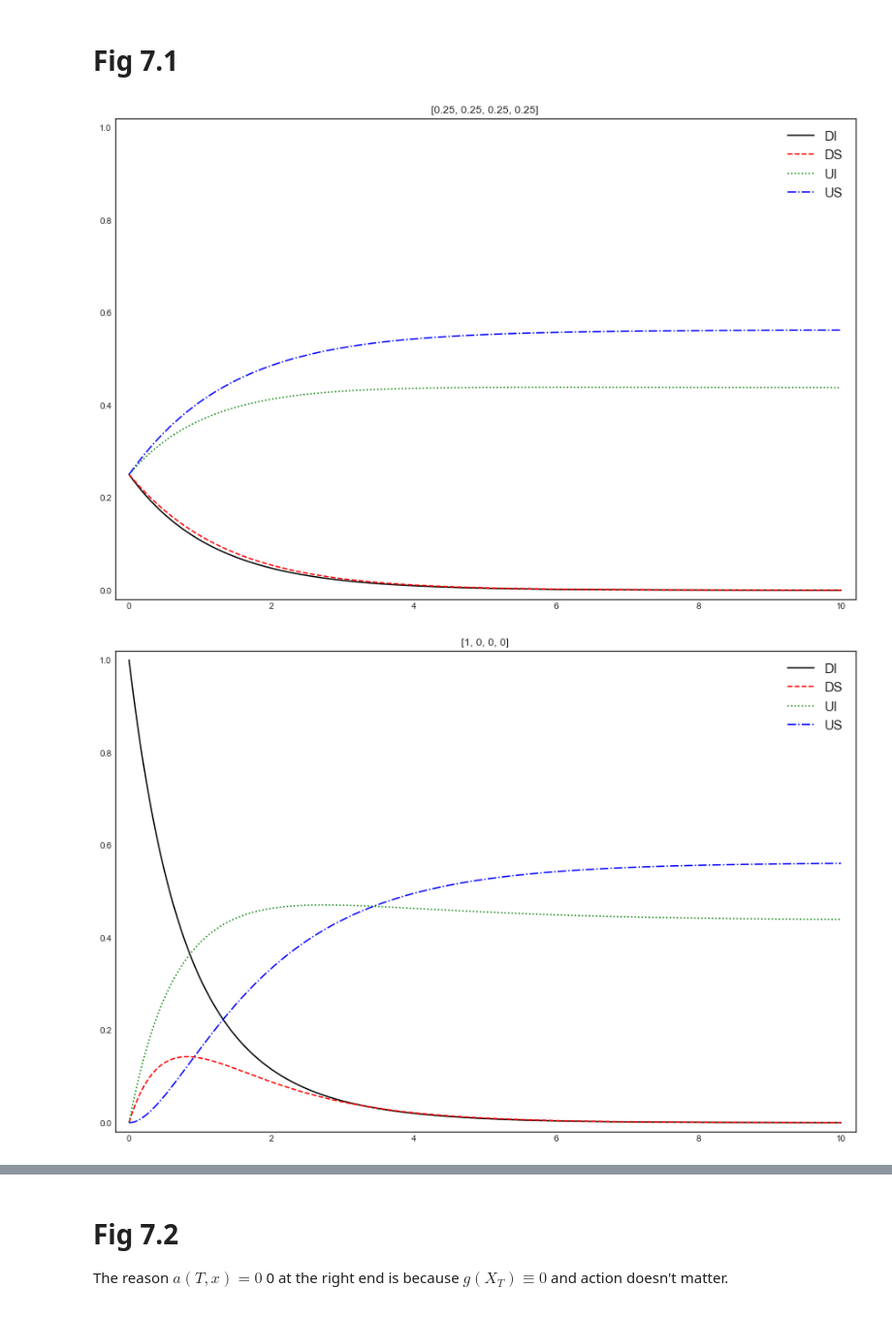
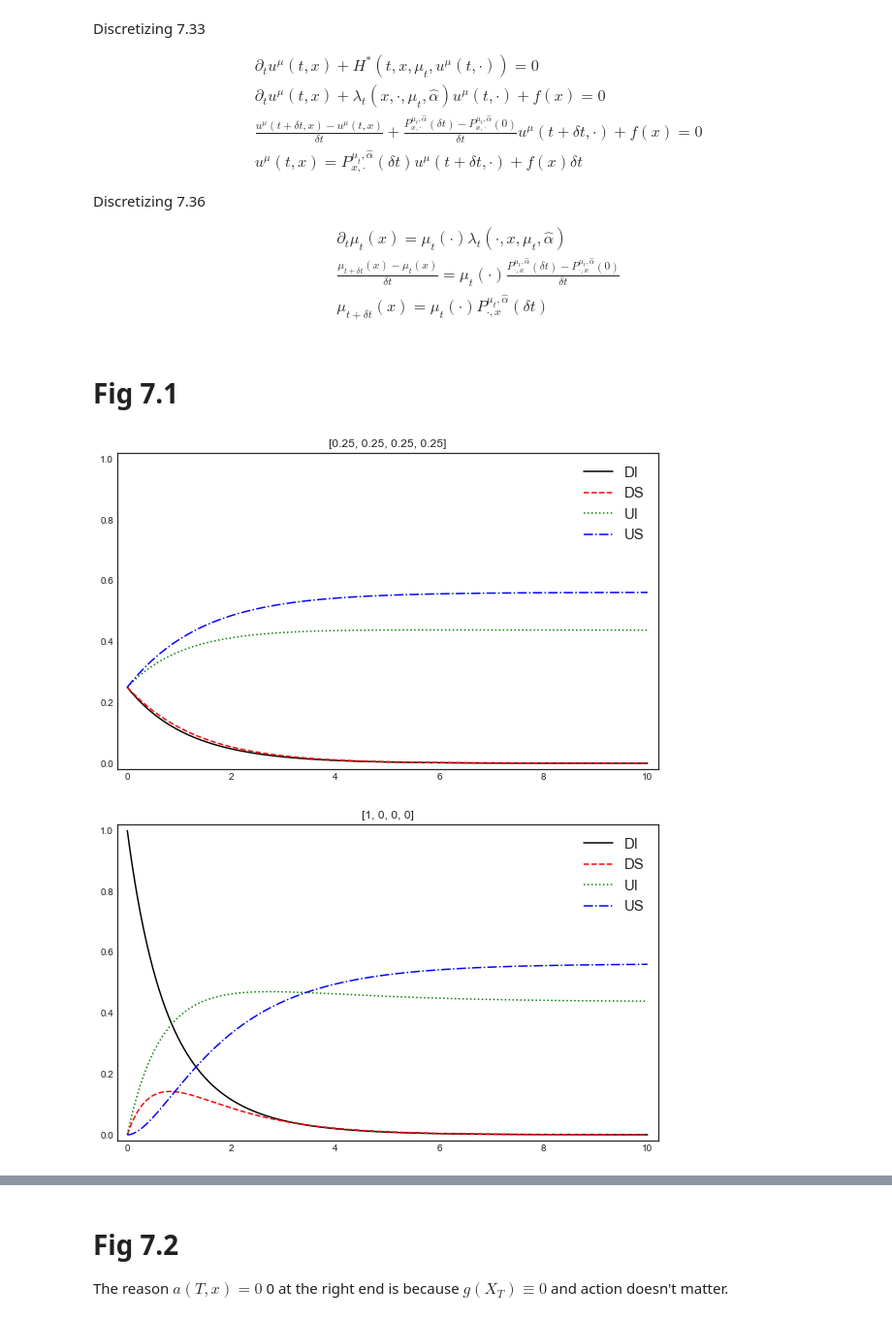
Before and after one commit to alexbstl/meanfield-cybersecurity, a Jupyter notebook: Meanfield_Cybersecurity.ipynb, the cells around one changed output, grey strips where cells are left out. Shown at 97% size. Cells and saved outputs as stored; diff of their text form; code cells hidden in the pictures.

```diff
--- a/Meanfield_Cybersecurity.ipynb
+++ b/Meanfield_Cybersecurity.ipynb
@@ -4,5 +6,7 @@ import pandas as pd
 from scipy.linalg import expm
 import matplotlib.pyplot as plt
 import matplotlib.pyplot as plt
+import copy
 plt.style.use('seaborn-white')
-plt.rcParams['figure.figsize'] = (15, 10)
+plt.rcParams['figure.figsize'] = (10, 6)
+from tqdm import tqdm, trange
@@ -9,3 +15,20 @@ plt.rcParams['figure.figsize'] = (15, 10)
+# %% [markdown]
+Discretizing 7.33
+
+\begin{align}
+& \partial_t u ^\mu(t, x) + H^*(t,x, \mu_t, u^{\mu}(t, \cdot)) = 0\\
+& \partial_t u ^\mu(t, x) + \lambda_t(x, \cdot, \mu_t, \hat{\alpha}) u^{\mu}(t, \cdot) + f(x) = 0\\
+& \frac{u ^\mu(t+ \delta t, x) - u ^\mu(t, x)}{δt} + \frac{P_{x, \cdot}^{\mu_t, \hat{\alpha}}(\delta t) - P_{x, \cdot}^{\mu_t, \hat{\alpha}}(0)}{\delta t} u^{\mu}(t + \delta t, \cdot) + f(x) = 0 \\
+& u ^\mu(t, x) = P_{x, \cdot}^{\mu_t, \hat{\alpha}}(\delta t)u^{\mu}(t + \delta t, \cdot) + f(x) \delta t
+\end{align}
+
+Discretizing 7.36
+
+\begin{align}
+& \partial_t \mu_t(x) = \mu_t(\cdot) \lambda_t(\cdot, x, \mu_t, \hat{\alpha})\\
+& \frac{\mu_{t+ \delta t}(x) - \mu_t(x)}{\delta t} =  \mu_t(\cdot) \frac{P_{\cdot, x}^{\mu_t, \hat{\alpha}}(\delta t) - P_{\cdot, x}^{\mu_t, \hat{\alpha}}(0)}{\delta t} \\
+& \mu_{t + \delta t}(x) = \mu_t(\cdot) P_{\cdot, x}^{\mu_t, \hat{\alpha}}(\delta t)
+\end{align}
 # %%
 def get_qmat(μ, a,
              q_inf_U=0.3,
@@ -67,12 +90,12 @@ def solve_hjb(μ_flow, param_q, param_f):
         Q = [get_qmat(μ, a, **param_q) for a in a_space]                     # Q matrix by μ and action
         P = [expm(q*dt) for q in Q]
 
-        Hdt = np.vstack([p@u.iloc[t+1] +  f*dt for p in P])  # Halmitonian * dt (7.33)
-        Hdt_min = Hdt.min(axis=0)                                            # min Halmitonian
-        a = Hdt.argmin(axis=0)                                               # corresponding action
-        u.iloc[t] = Hdt_min                                                  # record value funtion at t
+        u_t_list = np.vstack([p@u.iloc[t+1] +  f*dt for p in P])  # Halmitonian * dt (7.33)
+        u_t_list_min = u_t_list.min(axis=0)                                            # min Halmitonian
+        a = u_t_list.argmin(axis=0)                                          # corresponding action
+        u.iloc[t] = u_t_list_min                                             # record value funtion at t
         a_flow.iloc[t] = a                                                   # record action at t
-    return a_flow
+    return a_flow, u
 
 def solve_flow(μ0, a_flow, param_q, param_f):
     μ_flow = pd.DataFrame(np.zeros(a_flow.shape),
@@ -99,7 +122,7 @@ def solve_fixpoint(μ0, param_q, param_f, T=10, n=1000, iterations=1):
     a_flow_list = []
     μ_flow_list = []
     for i in range(iterations):
-        a_flow = solve_hjb(μ_flow, param_q, param_f)
+        a_flow, _ = solve_hjb(μ_flow, param_q, param_f)
         μ_flow = solve_flow(μ0, a_flow, param_q, param_f)
 
 
@@ -108,6 +131,13 @@ def solve_fixpoint(μ0, param_q, param_f, T=10, n=1000, iterations=1):
 
     return (μ_flow_list, a_flow_list)
 # %%
+# param for discretization
+T = 10
+n = 1000
+tline = np.linspace(0, T, n+1)
+
+
+# param for plot
 param_plot={
     'style': ['-', '--', ':', '-.'],
     'color': ['black', 'red', 'green', 'blue'],
@@ -139,7 +169,7 @@ param_q2 = {'q_inf_U': 0.3,
          'q_inf_D': 0.4,
          'q_rec_D': 0.3,
          'q_rec_U': 0.3,
-         'λ': 1000,
+         'λ': 100000000,
          'β_UU': 5,
          'β_UD': 5,
          'β_DU': 2,
@@ -161,9 +190,9 @@ param_f2 = {
 # %%
-for μ0 in [μ0_1, μ0_2, μ0_3, μ0_4]:
+for μ0 in [μ0_1, μ0_2, μ0_3]:
     μ_flow_list, a_flow_list = solve_fixpoint(μ0, param_q, param_f)
     μ_flow_list[-1].plot(**param_plot)
     plt.title(μ0.values.tolist())
     plt.legend(fontsize=15)
 # %% [output]
-[figure, old version]
+[figure, new version]
-[figure, old version]
+[figure, new version]
```
Also changed, not shown: parts of 12 cells of this notebook.
